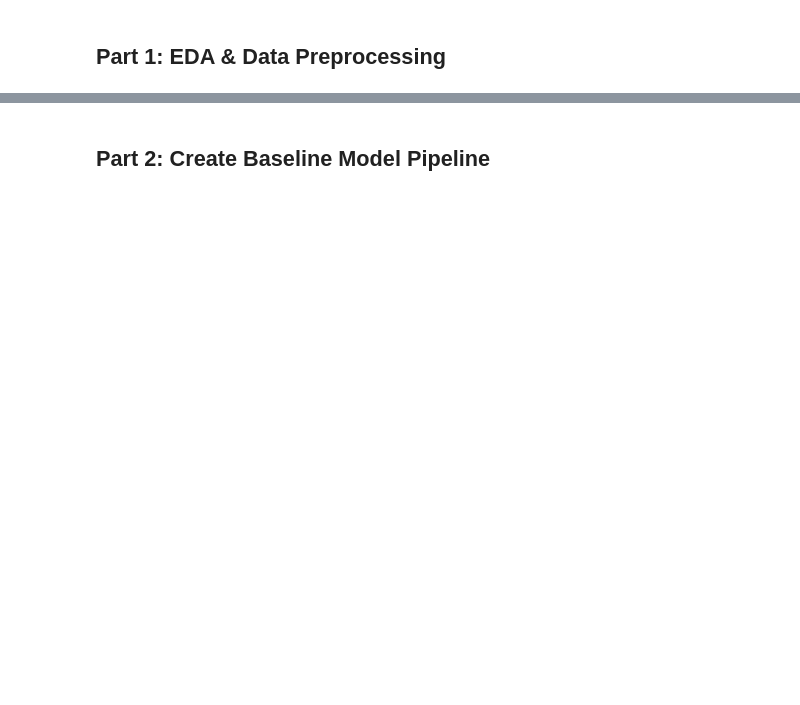
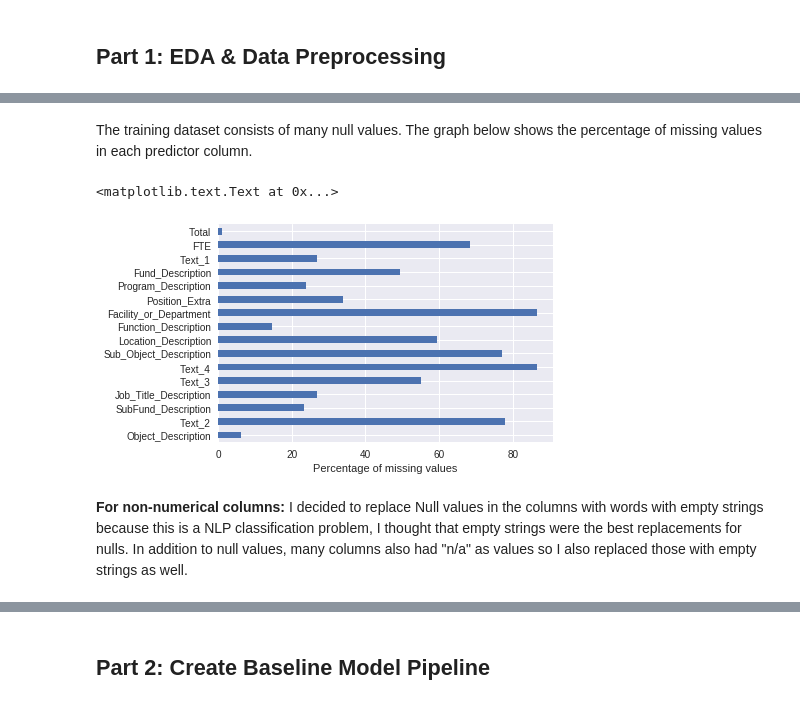
Before and after one commit to Uyentruong236/DSI_Capstone-Education_Budget_Classification, a Jupyter notebook: ipynb/Technical Presentation .ipynb, the cells around one changed output, grey strips where cells are left out. Drawn from its saved outputs; the diff is of its cells as text; code cells hidden in the pictures; blank space fills up the shorter version.

```diff
--- a/ipynb/Technical Presentation .ipynb
+++ b/ipynb/Technical Presentation .ipynb
@@ -22,0 +120,4 @@ target percentage shows high class inbalance
+# %%
+budget_train = pd.read_csv('../data/school_budget_train.csv')
+# %% [markdown]
+The training dataset consists of many null values. The graph below shows the percentage of missing values in each predictor column.
@@ -22,0 +126,9 @@ target percentage shows high class inbalance
+# %%
+_ = (budget_train[predictors].isnull().sum()/budget_train[predictors].shape[0]*100).plot(kind='barh')
+plt.xlabel('Percentage of missing values')
+# %% [output]
+<matplotlib.text.Text at 0x...>
+[figure, added]
+# %% [markdown]
+**For non-numerical columns:**
+I decided to replace Null values in the columns with words with empty strings because this is a NLP classification problem, I thought that empty strings were the best replacements for nulls. In addition to null values, many columns also had "n/a" as values so I also replaced those with empty strings as well.
```
Also changed, not shown: parts of 43 cells of this notebook, 16 other files.
